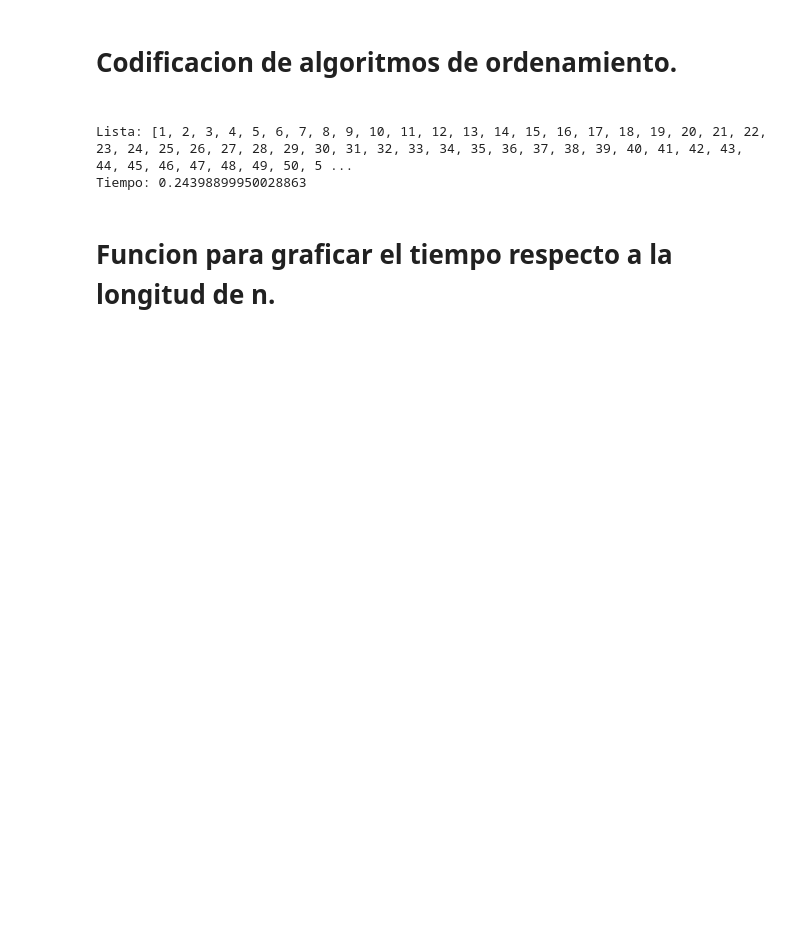
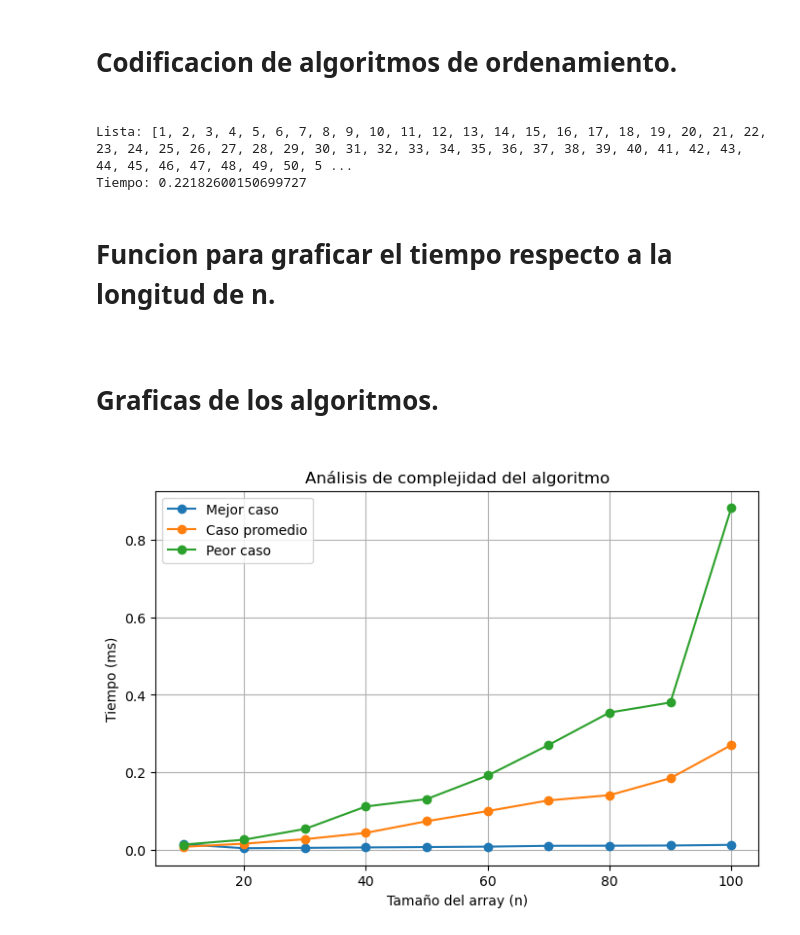
Before and after one commit to Javier033x/Tareas-Unison, a Jupyter notebook: 2026-1/Analisis_de_Algoritmos/Tareas/Tarea_1/algoritmos_codigo/algoritmos_codigo.ipynb, the cells around one changed output. Saved outputs shown, nothing was run; the diff lists cells and outputs as text; code cells hidden in the pictures; blank space fills up the shorter version.

```diff
--- a/2026-1/Analisis_de_Algoritmos/Tareas/Tarea_1/algoritmos_codigo/algoritmos_codigo.ipynb
+++ b/2026-1/Analisis_de_Algoritmos/Tareas/Tarea_1/algoritmos_codigo/algoritmos_codigo.ipynb
@@ -84,30 +110,54 @@ def MERGE_SORT(array):
 # %%
-lista, tiempo = SELECTION_SORT(creacion_muestra_peor_caso(100))
+lista, tiempo = MERGE_SORT(creacion_muestra_peor_caso(100))
 print(f"Lista: {lista}\nTiempo: {tiempo}")
 # %% [output]
 Lista: [1, 2, 3, 4, 5, 6, 7, 8, 9, 10, 11, 12, 13, 14, 15, 16, 17, 18, 19, 20, 21, 22, 23, 24, 25, 26, 27, 28, 29, 30, 31, 32, 33, 34, 35, 36, 37, 38, 39, 40, 41, 42, 43, 44, 45, 46, 47, 48, 49, 50, 5 ...
-Tiempo: 0.24398899950028863
+Tiempo: 0.22182600150699727
 # %% [markdown]
 <h1>Funcion para graficar el tiempo respecto a la longitud de n.<h1>
 # %%
-def graficar(tam_ins, tiem_ins, tam_sel, tiem_sel, tam_merg, tiem_merge):
+def graficar(tam, mejor, promedio, peor):
 
     plt.figure(figsize=(8,5))
 
-    # Insertion Sort
-    plt.plot(tam_ins, tiem_ins, 'o-', label="Insertion Sort")
+    # Mejor caso
+    plt.plot(tam, mejor, 'o-', label="Mejor caso")
 
-    # Selection Sort
-    plt.plot(tam_sel, tiem_sel, 'o-', label="Selection Sort")
+    # Caso promedio
+    plt.plot(tam, promedio, 'o-', label="Caso promedio")
 
-    # Merge Sort
-    plt.plot(tam_merg, tiem_merge, 'o-', label="Merge Sort")
+    # Peor caso
+    plt.plot(tam, peor, 'o-', label="Peor caso")
 
     plt.xlabel("Tamaño del array (n)")
     plt.ylabel("Tiempo (ms)")
-    plt.title("Comparación de algoritmos de ordenamiento")
+    plt.title("Análisis de complejidad del algoritmo")
 
     plt.legend()
     plt.grid(True)
 
     plt.show()
+# %% [markdown]
+<h1>Graficas de los algoritmos.<h1>
+# %%
+tam = []
+tiem_mejor = []
+tiem_prom = []
+tiem_peor = []
+
+for n in range(1, 11):
+
+    size = n * 10
+    tam.append(size)
+
+    _, t_mejor = INSERTION_SORT(creacion_muestra_mejor_caso(size))
+    _, t_peor = INSERTION_SORT(creacion_muestra_peor_caso(size))
+    _, t_prom = INSERTION_SORT(creacion_muestras_caso_promedio(size))
+
+    tiem_mejor.append(t_mejor)
+    tiem_peor.append(t_peor)
+    tiem_prom.append(t_prom)
+# %%
+graficar(tam, tiem_mejor,tiem_prom, tiem_peor)
+# %% [output]
+[figure, added]
```
Also changed, not shown: parts of 2 cells of this notebook.
